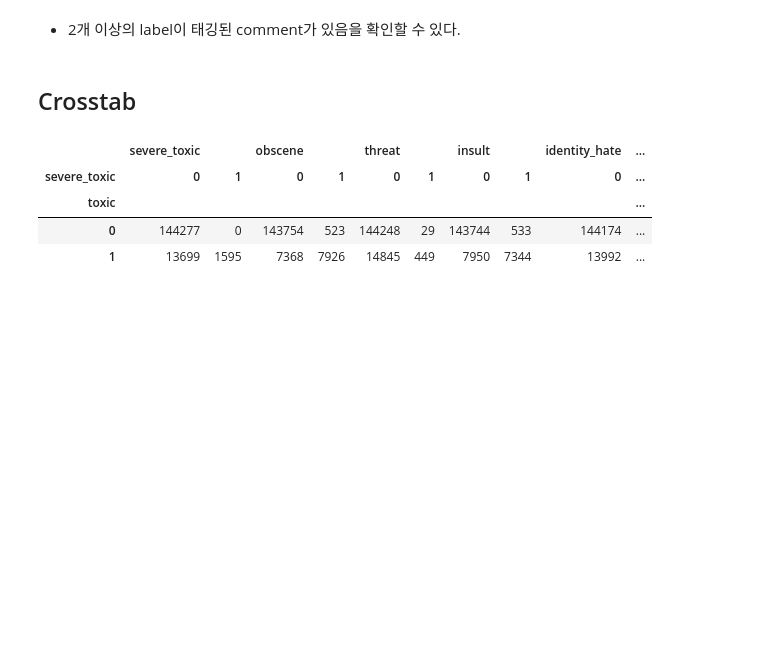
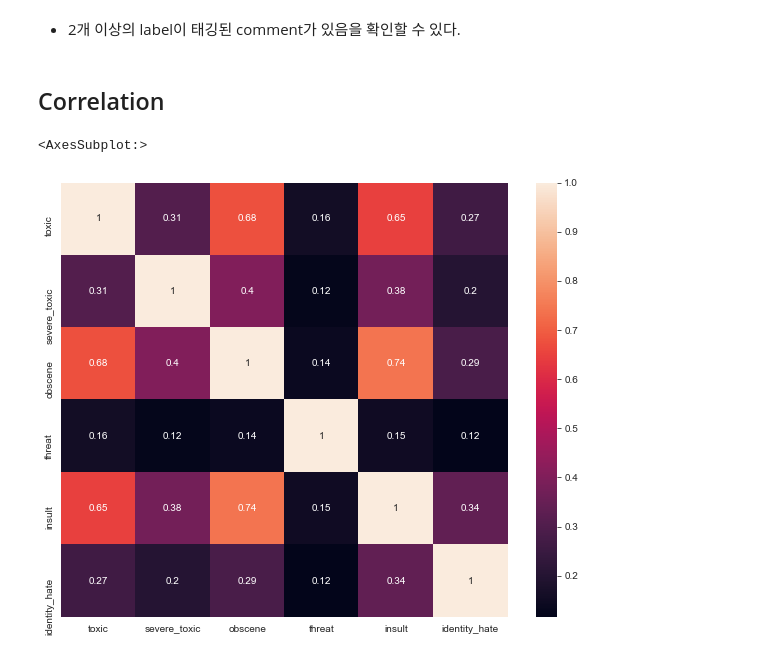
Before and after one commit to Pseudo-Lab/21_kaggle_master, a Jupyter notebook: wonyoung_seo/review-stop_the_sh**_toxic_comments_eda.ipynb, the cells around one changed output. Saved outputs shown, nothing was run; the diff lists cells and outputs as text; code cells hidden in the pictures; blank space fills up the shorter version.

```diff
--- a/wonyoung_seo/review-stop_the_sh**_toxic_comments_eda.ipynb
+++ b/wonyoung_seo/review-stop_the_sh**_toxic_comments_eda.ipynb
@@ -176,38 +268,15 @@ dtype: float64
 # %% [markdown]
 - 2개 이상의 label이 태깅된 comment가 있음을 확인할 수 있다.
 # %% [markdown]
-## Crosstab
+## Correlation
-# %%
-#Crosstab
-# Since technically a crosstab between all 6 classes is impossible to vizualize, lets take a
-# look at toxic with other tags
-
-def highlight_min(data, color='yellow'):
-    '''
-    highlight the maximum in a Series or DataFrame
-    '''
-    attr = 'background-color: {}'.format(color)
-    if data.ndim == 1:  # Series from .apply(axis=0) or axis=1
-        is_min = data == data.min()
-        return [attr if v else '' for v in is_min]
-    else:  # from .apply(axis=None)
-        is_max = data == data.min().min()
-        return pd.DataFrame(np.where(is_min, attr, ''),
-                            index=data.index, columns=data.columns)
-
-main_col="toxic"
-corr_mats=[]
-for other_col in temp_df.columns[1:]:
-    confusion_matrix = pd.crosstab(temp_df[main_col], temp_df[other_col])
-    corr_mats.append(confusion_matrix)
-out = pd.concat(corr_mats,axis=1,keys=temp_df.columns[1:])
-
-#cell highlighting
-out = out.style.apply(highlight_min,axis=0)
-out
-# %% [output]
-|  | severe_toxic |  | obscene |  | threat |  | insult |  | identity_hate | ... |
-| severe_toxic | 0 | 1 | 0 | 1 | 0 | 1 | 0 | 1 | 0 | ... |
-| toxic |  |  |  |  |  |  |  |  |  | ... |
-| 0 | 144277 | 0 | 143754 | 523 | 144248 | 29 | 143744 | 533 | 144174 | ... |
-| 1 | 13699 | 1595 | 7368 | 7926 | 14845 | 449 | 7950 | 7344 | 13992 | ... |
+# %%
+temp_df = train.iloc[:, 2:-1]
+corr = temp_df.corr()
+plt.figure(figsize=(10, 8))
+sns.heatmap(corr,
+            xticklabels = corr.columns.values,
+            yticklabels = corr.columns.values,
+            annot=True)
+# %% [output]
+<AxesSubplot:>
+[figure, added]
```
Also changed, not shown: parts of 21 cells of this notebook.
